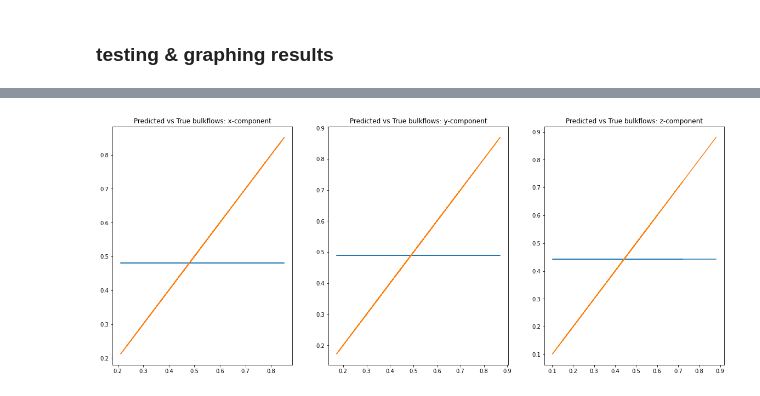
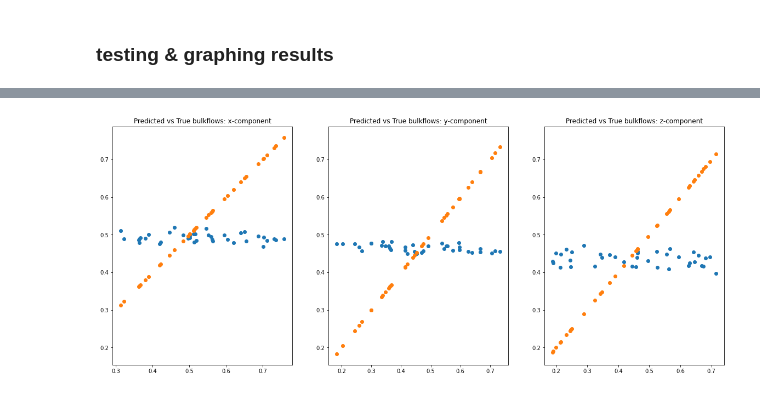
Before and after one commit to YaraAlShorman/Research-spring-22, a Jupyter notebook: Active_code/ML model for bulkflows.ipynb, the cells around one changed output, grey strips where cells are left out. Cells and saved outputs as stored; diff of their text form; code cells hidden in the pictures.

```diff
--- a/Active_code/ML model for bulkflows.ipynb
+++ b/Active_code/ML model for bulkflows.ipynb
@@ -60,7 +72,7 @@ input_data = tf.RaggedTensor.from_tensor(input_data)
 output_data = tf.convert_to_tensor(data['header'])
 output_data = tf.expand_dims(output_data, axis=0)
 
-num_of_files = 100  # variable for number of files to load, current limit is 3000
+num_of_files = 300  # variable for number of files to load, current limit is 3000
 
 for i in range(1, num_of_files): # limit 3000
         array_data = load(f'C:/Users/yaras/Documents/Research/Feldman/rotated-outerrim-cz-rand/rotated-{i}-error-40.npy.npz')
@@ -78,7 +90,7 @@ for i in range(1, num_of_files): # limit 3000
         temp = expand_dims(temp, axis=0)
         output_data = concatenate([output_data, temp], axis=0)
         # 'output_data' is an array, because it is uniform
-        # i scale it (normalize it) all at once, then i covnert it to a tensor
+        # i scale it (normalize it) all at once, then i convert it to a tensor
 
 # next is scaling
 # %%
@@ -109,16 +121,16 @@ optimizer = tf.keras.optimizers.Adam(learning_rate=0.01)
 
 model0 = tf.keras.Sequential()
 model0.add(tf.keras.layers.InputLayer(input_shape=[None, 4], ragged=True))
-model0.add(tf.keras.layers.LSTM(512, dropout=0.25, activation='selu'))
-model0.add(tf.keras.layers.Dense(128, activation='selu'))
-model0.add(tf.keras.layers.Dropout(0.5))
-model0.add(tf.keras.layers.Dense(32, activation='selu'))
-model0.add(tf.keras.layers.Dropout(0.5))
-model0.add(tf.keras.layers.Dense(16, activation='selu'))
-model0.add(tf.keras.layers.Dropout(0.5))
-model0.add(tf.keras.layers.Dense(3, activation='linear'))
+model0.add(tf.keras.layers.LSTM(128, dropout=0.25, activation='tanh'))  # tanh is necessary to make GPU accelaration work
+# model0.add(tf.keras.layers.Dense(128, activation='selu'))
+# model0.add(tf.keras.layers.Dropout(0.5))
+# model0.add(tf.keras.layers.Dense(16, activation='selu'))
+# model0.add(tf.keras.layers.Dropout(0.5))
+model0.add(tf.keras.layers.Dense(32, activation='tanh'))
+model0.add(tf.keras.layers.Dropout(0.25))
+model0.add(tf.keras.layers.Dense(3, activation='relu'))
 
 model0.compile(loss='mean_squared_error', optimizer=optimizer, metrics=['accuracy'])
 
-a = model0.fit(input_train, output_train, epochs=20, use_multiprocessing=True, workers=8, verbose=2)
+a = model0.fit(input_train, output_train, epochs=20, use_multiprocessing=True, workers=8)
 # %% [output]
@@ -137,24 +147,24 @@ output_pred = model0.predict(input_test)
 # %%
 fig = plt.figure()
 fig.set_figheight(8)
 fig.set_figwidth(20)
 
 bx = fig.add_subplot(1, 3, 1)
-plt.plot(output_test[:, 0], output_pred[:, 0])
-plt.plot(output_test[:, 0], output_test[:, 0])
+plt.scatter(output_test[:, 0], output_pred[:, 0])
+plt.scatter(output_test[:, 0], output_test[:, 0])
 plt.title('Predicted vs True bulkflows: x-component')
 
 
-by = fig.add_subplot(1, 3, 2)
-plt.plot(output_test[:, 1], output_pred[:, 1])
-plt.plot(output_test[:, 1], output_test[:, 1])
+by = fig.add_subplot(1, 3, 2, sharey=bx)
+plt.scatter(output_test[:, 1], output_pred[:, 1])
+plt.scatter(output_test[:, 1], output_test[:, 1])
 plt.title('Predicted vs True bulkflows: y-component')
 
-bz = fig.add_subplot(1, 3, 3)
-plt.plot(output_test[:, 2], output_pred[:, 2])
-plt.plot(output_test[:, 2], output_test[:, 2])
+bz = fig.add_subplot(1, 3, 3, sharey=bx)
+plt.scatter(output_test[:, 2], output_pred[:, 2])
+plt.scatter(output_test[:, 2], output_test[:, 2])
 plt.title('Predicted vs True bulkflows: z-component')
 
 plt.show()
 # %% [output]
-[figure, old version]
+[figure, new version]
```
Also changed, not shown: parts of 5 cells of this notebook.
